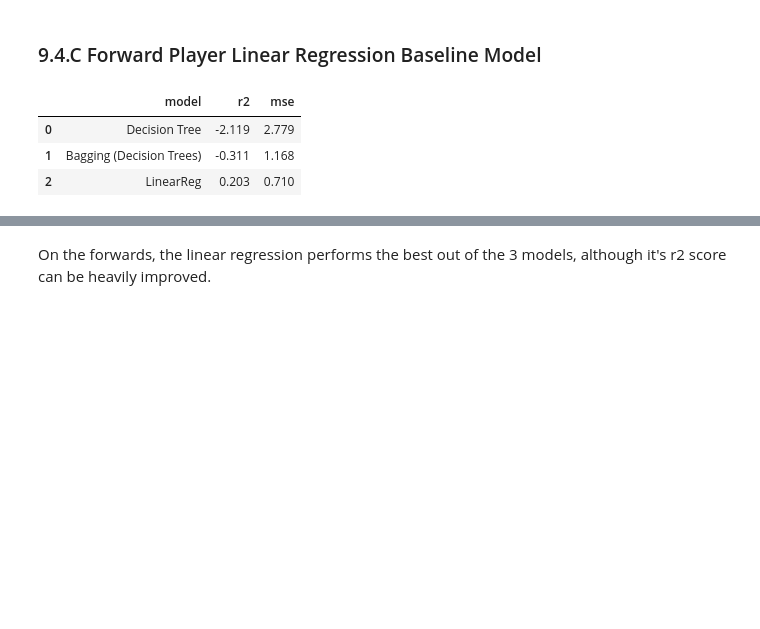
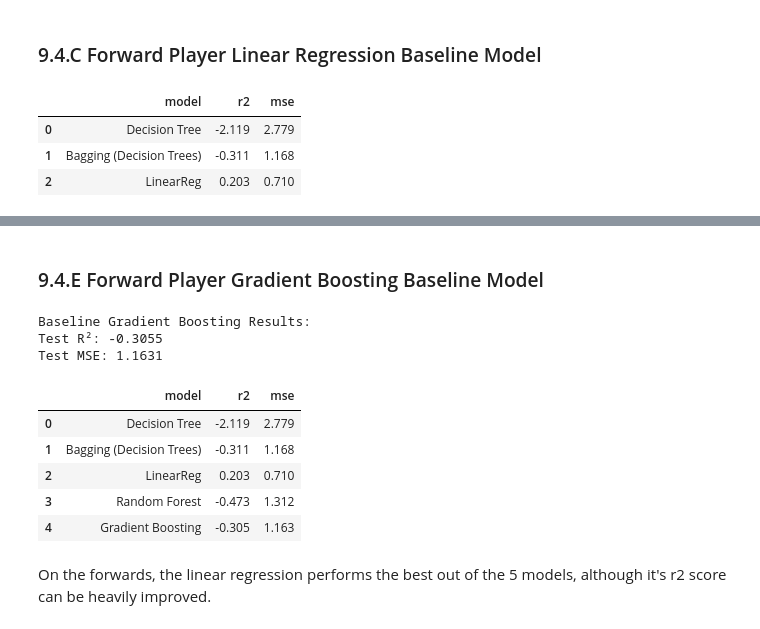
Before and after one commit to kezeani/109aproject, a Jupyter notebook: project.ipynb, the cells around one changed output, grey strips where cells are left out. Drawn from its saved outputs; the diff is of its cells as text; code cells hidden in the pictures; blank space fills up the shorter version.

```diff
--- a/project.ipynb
+++ b/project.ipynb
@@ -1920,2 +2162,38 @@ pred_df.to_csv('forwards_predictions_linear_regression.csv', index=False)
+# %% [markdown]
+### <a id="baseline-models-forward-gb"></a> 9.4.E Forward Player Gradient Boosting Baseline Model
+# %%
+gb_model = GradientBoostingRegressor(random_state=109, n_estimators=100)
+gb_model.fit(x_train, y_train)
+
+pred = gb_model.predict(x_test)
+
+test_r2 = r2_score(y_test, pred)
+test_mse = mean_squared_error(y_test, pred)
+
+print("Baseline Gradient Boosting Results:")
+print(f"Test R²: {test_r2:.4f}")
+print(f"Test MSE: {test_mse:.4f}")
+
+new_row = pd.DataFrame({
+    'model': ['Gradient Boosting'],
+    'r2': [round(test_r2, 4)],
+    'mse': [round(test_mse, 4)],
+})
+
+forwards_results_df = pd.concat([forwards_results_df, new_row], ignore_index=True)
+display(forwards_results_df)
+
+pred_df = pd.DataFrame({'Player': forwards_test['Player'], 'Predicted_Wage': rf_predictions})
+pred_df.to_csv('forwards_predictions_gb_baseline.csv', index=False)
+# %% [output]
+Baseline Gradient Boosting Results:
+Test R²: -0.3055
+Test MSE: 1.1631
+|  | model | r2 | mse |
+| 0 | Decision Tree | -2.119 | 2.779 |
+| 1 | Bagging (Decision Trees) | -0.311 | 1.168 |
+| 2 | LinearReg | 0.203 | 0.710 |
+| 3 | Random Forest | -0.473 | 1.312 |
+| 4 | Gradient Boosting | -0.305 | 1.163 |
 # %% [markdown]
-On the forwards, the linear regression performs the best out of the 3 models, although it's r2 score can be heavily improved.
+On the forwards, the linear regression performs the best out of the 5 models, although it's r2 score can be heavily improved.
```
Also changed, not shown: parts of 22 cells of this notebook.
